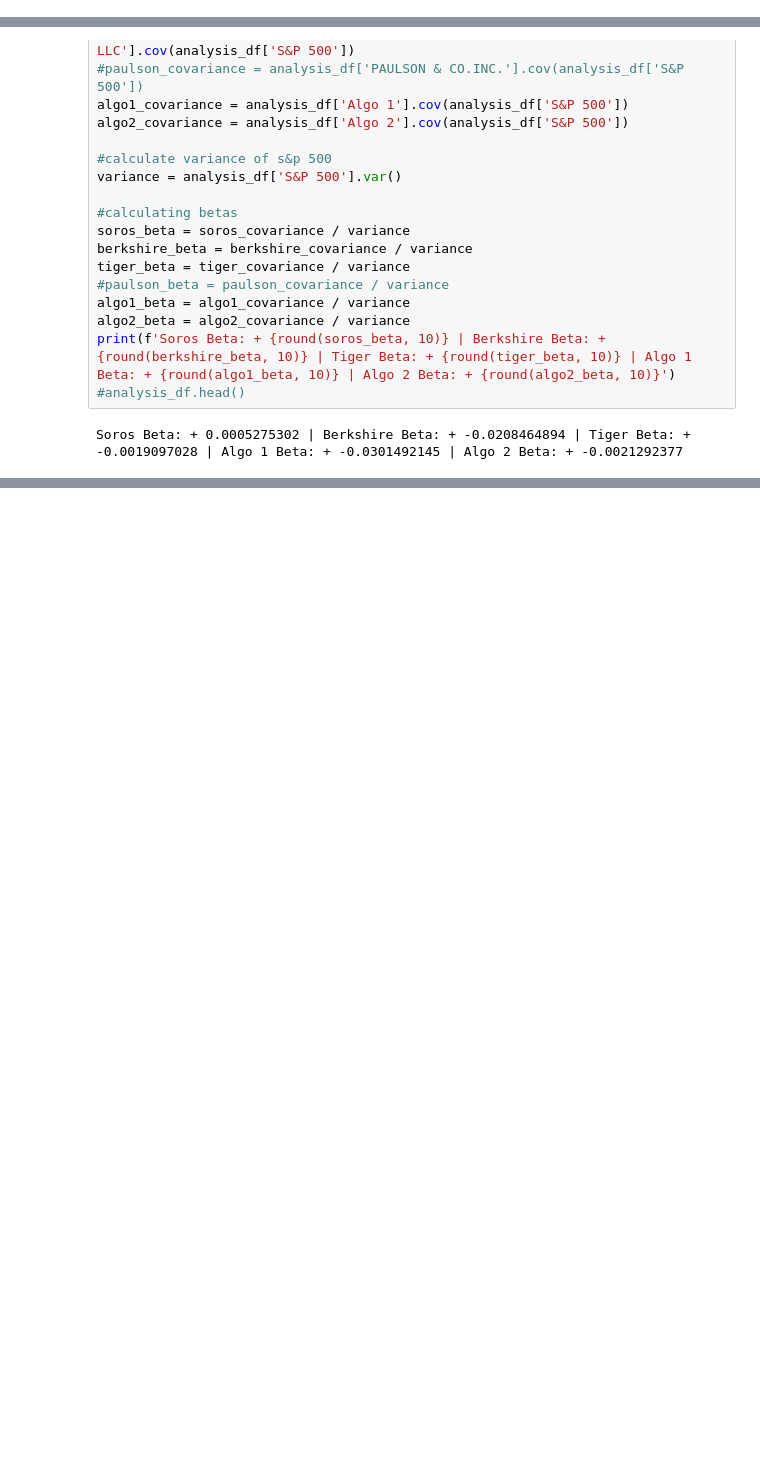
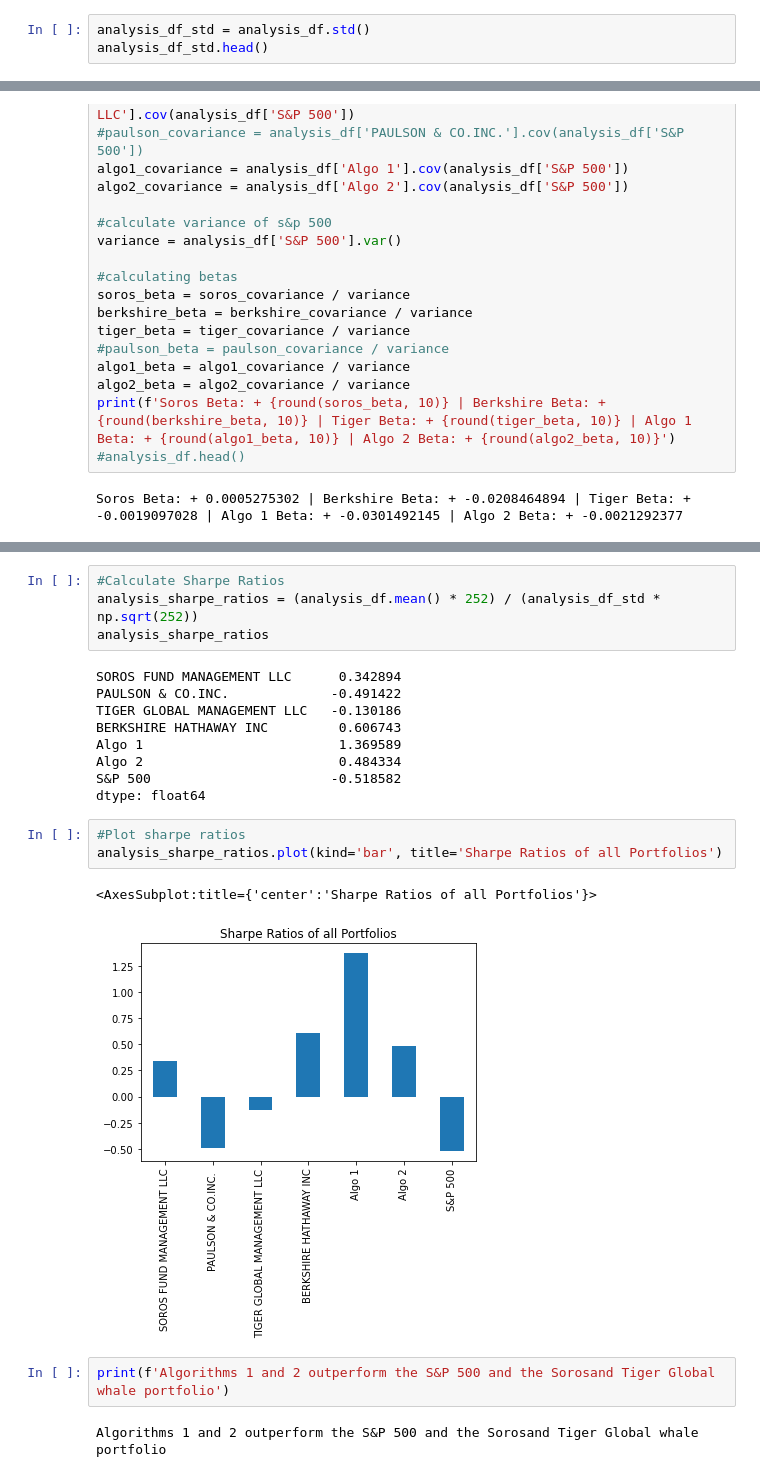
Before and after one commit to eobasanya/Python_Projects, a Jupyter notebook: Pandas/pandas.ipynb, the cells around one changed output, grey strips where cells are left out. Drawn from its saved outputs; the diff is of its cells as text; blank space fills up the shorter version.

```diff
--- a/Pandas/pandas.ipynb
+++ b/Pandas/pandas.ipynb
@@ -121,0 +136,3 @@ analysis_df.boxplot(figsize=(20,5))
+# %%
+analysis_df_std = analysis_df.std()
+analysis_df_std.head()
@@ -157,0 +187,23 @@ analysis_cumulative_returns.rolling(window=21).mean().plot()
+# %%
+#Calculate Sharpe Ratios
+analysis_sharpe_ratios = (analysis_df.mean() * 252) / (analysis_df_std * np.sqrt(252))
+analysis_sharpe_ratios
+# %% [output]
+SOROS FUND MANAGEMENT LLC      0.342894
+PAULSON & CO.INC.             -0.491422
+TIGER GLOBAL MANAGEMENT LLC   -0.130186
+BERKSHIRE HATHAWAY INC         0.606743
+Algo 1                         1.369589
+Algo 2                         0.484334
+S&P 500                       -0.518582
+dtype: float64
+# %%
+#Plot sharpe ratios
+analysis_sharpe_ratios.plot(kind='bar', title='Sharpe Ratios of all Portfolios')
+# %% [output]
+<AxesSubplot:title={'center':'Sharpe Ratios of all Portfolios'}>
+[figure, added]
+# %%
+print(f'Algorithms 1 and 2 outperform the S&P 500 and the Sorosand Tiger Global whale portfolio')
+# %% [output]
+Algorithms 1 and 2 outperform the S&P 500 and the Sorosand Tiger Global whale portfolio
```
Also changed, not shown: parts of 10 cells of this notebook.
